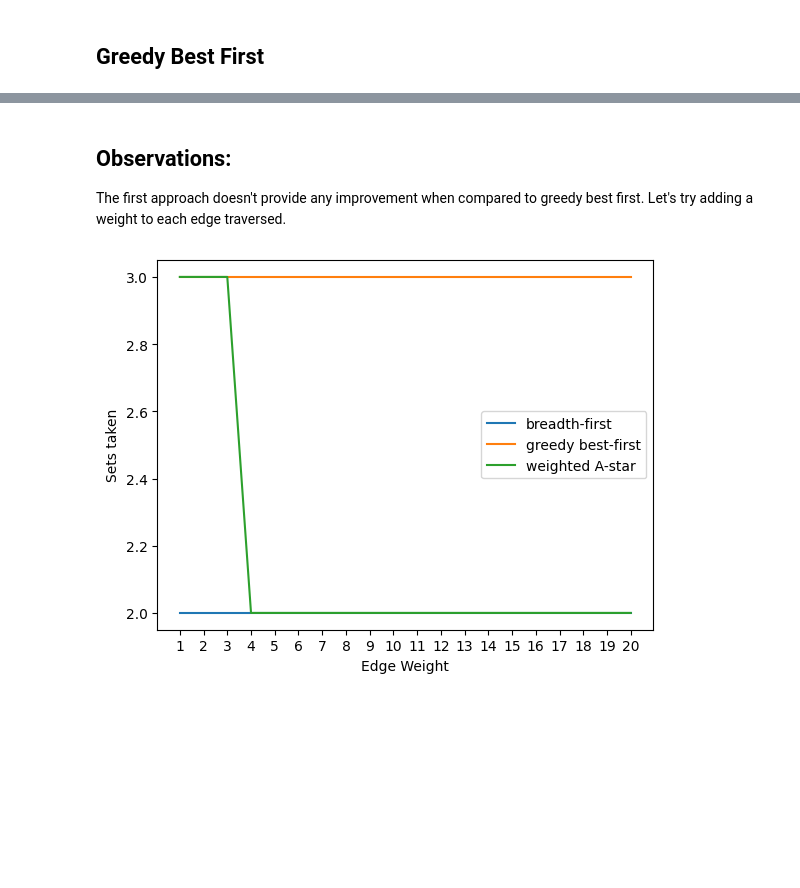
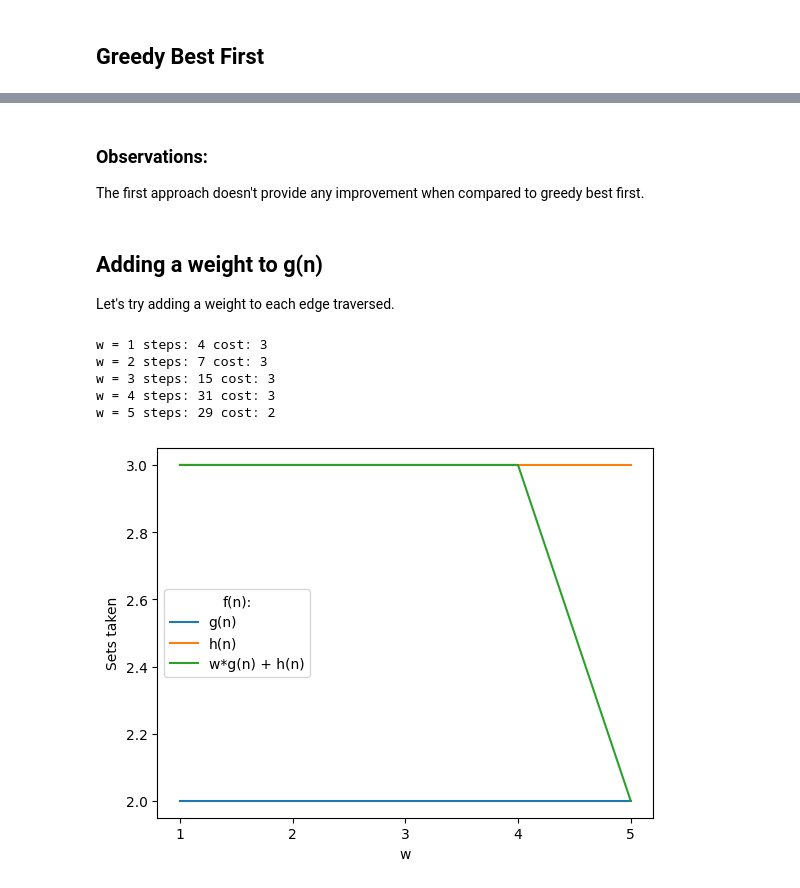
Before and after one commit to Guido-Pio-Natalizio/computational-intelligence, a Jupyter notebook: Lab1-astar.ipynb, the cells around one changed output, grey strips where cells are left out. Saved outputs shown, nothing was run; the diff lists cells and outputs as text; code cells hidden in the pictures; blank space fills up the shorter version.

```diff
--- a/Lab1-astar.ipynb
+++ b/Lab1-astar.ipynb
@@ -28,7 +32,6 @@ def goal_check(state): # function to check if we found a set cover
 
 assert goal_check(State(set(range(NUM_SETS)), set())), "Problem not solvable" # check if the problem is solvable
 # %%
-def distance(state, mask=np.array([True for _ in range(PROBLEM_SIZE)])):
-    curr_cover = reduce(np.logical_or, [SETS[i] for i in state.taken], [False for _ in range(PROBLEM_SIZE)])
-    return np.sum(mask) - np.sum(np.logical_and(curr_cover, mask))
+def distance(state):
+    return PROBLEM_SIZE - np.sum(reduce(np.logical_or, [SETS[i] for i in state.taken], [False for _ in range(PROBLEM_SIZE)]))
 # %%
@@ -63,0 +57,2 @@ Solution:
+# %%
+bf_cost, bf_steps = find_solution()
@@ -64,5 +63,5 @@ Solution:
 # %% [markdown]
 ## Greedy Best First
 # %%
-gbf_cost, gbf_steps = find_solution()
+gbf_cost, gbf_steps = find_solution(distance)
 # %% [output]
@@ -101,22 +91,36 @@ Solution:
 # %% [markdown]
-## Observations:
-The first approach doesn't provide any improvement when compared to greedy best first. Let's try adding a weight to each edge traversed.
+### Observations:
+The first approach doesn't provide any improvement when compared to greedy best first.
+# %% [markdown]
+## Adding a weight to g(n)
+Let's try adding a weight to each edge traversed.
+# %%
+costs = []
+steps = []
+w = 0
+curr_cost = None
+while curr_cost is None or curr_cost > bf_cost:
+    w += 1
+    curr_cost, curr_steps = find_solution(lambda s: distance(s) + w * len(s.taken), verbose=False)
+    print("w =", w, "steps:", curr_steps, "cost:", curr_cost)
+    costs.append(curr_cost)
+    steps.append(curr_steps)
+
+MAX_WEIGHT = len(costs) + 1
+# %% [output]
+w = 1 steps: 4 cost: 3
+w = 2 steps: 7 cost: 3
+w = 3 steps: 15 cost: 3
+w = 4 steps: 31 cost: 3
+w = 5 steps: 29 cost: 2
 # %%
-costs = []
-steps = []
-for w in range(1, PROBLEM_SIZE+1):
-
-    curr_cost, curr_steps = find_solution(distance, lambda s: w * cost(s), verbose=False)
-    costs.append(curr_cost)
-    steps.append(curr_steps)
-
-plt.plot(range(1, PROBLEM_SIZE+1), [breadth_cost for _ in range(1, PROBLEM_SIZE+1)], label="breadth-first")
-plt.plot(range(1, PROBLEM_SIZE+1), [gbf_cost for _ in range(1, PROBLEM_SIZE+1)], label="greedy best-first")
-plt.plot(range(1, PROBLEM_SIZE+1), costs, label="weighted A-star")
-plt.xticks(np.arange(1, PROBLEM_SIZE+1))
-plt.xlabel("Edge Weight")
+plt.plot(range(1, MAX_WEIGHT), [bf_cost for _ in range(1, MAX_WEIGHT)], label="g(n)")
+plt.plot(range(1, MAX_WEIGHT), [gbf_cost for _ in range(1, MAX_WEIGHT)], label="h(n)")
+plt.plot(range(1, MAX_WEIGHT), costs, label="w*g(n) + h(n)")
+plt.xticks(np.arange(1, MAX_WEIGHT))
+plt.xlabel("w")
 plt.ylabel("Sets taken")
-plt.legend();
+plt.legend(title="f(n):");
 # %% [output]
-[figure, old version]
+[figure, new version]
 # %%
```
Also changed, not shown: parts of 13 cells of this notebook.
